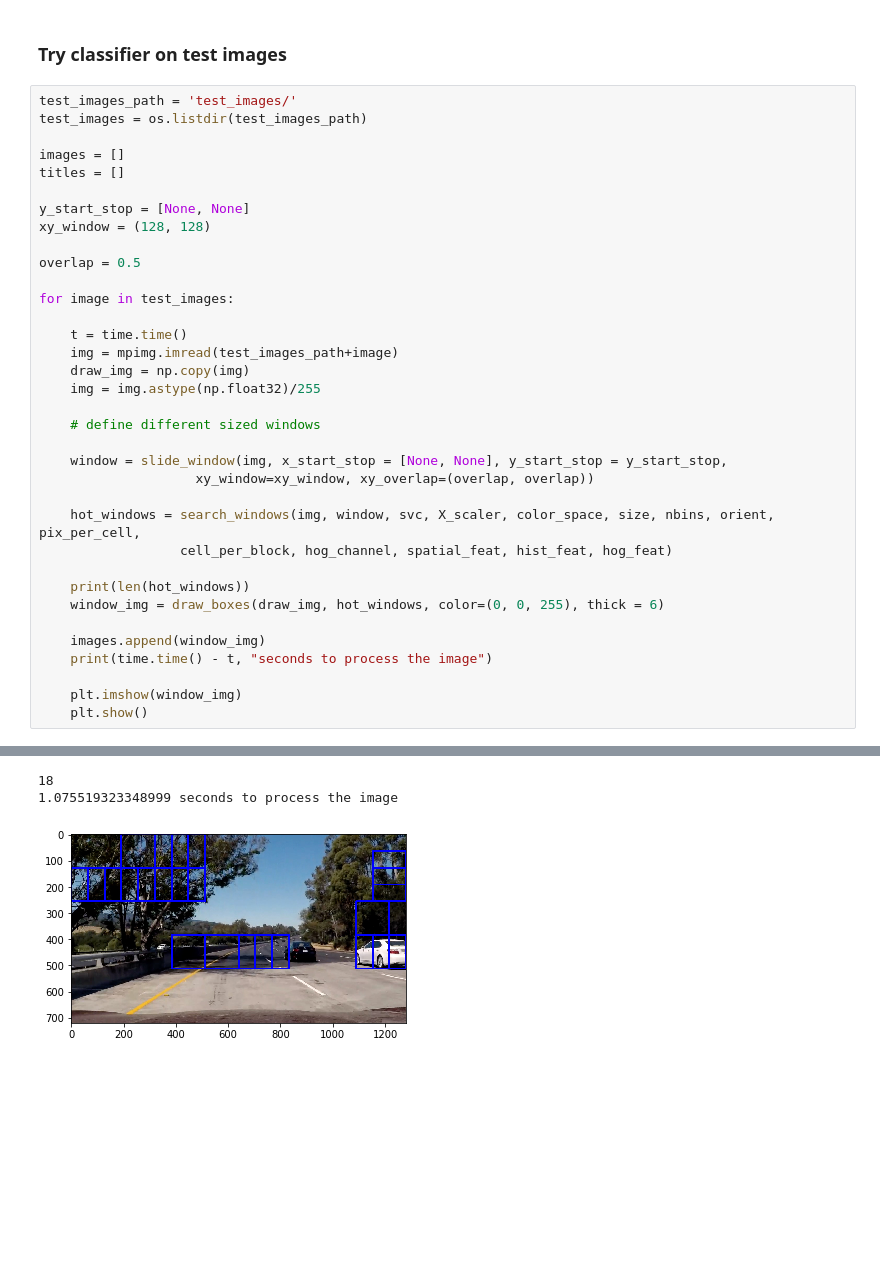
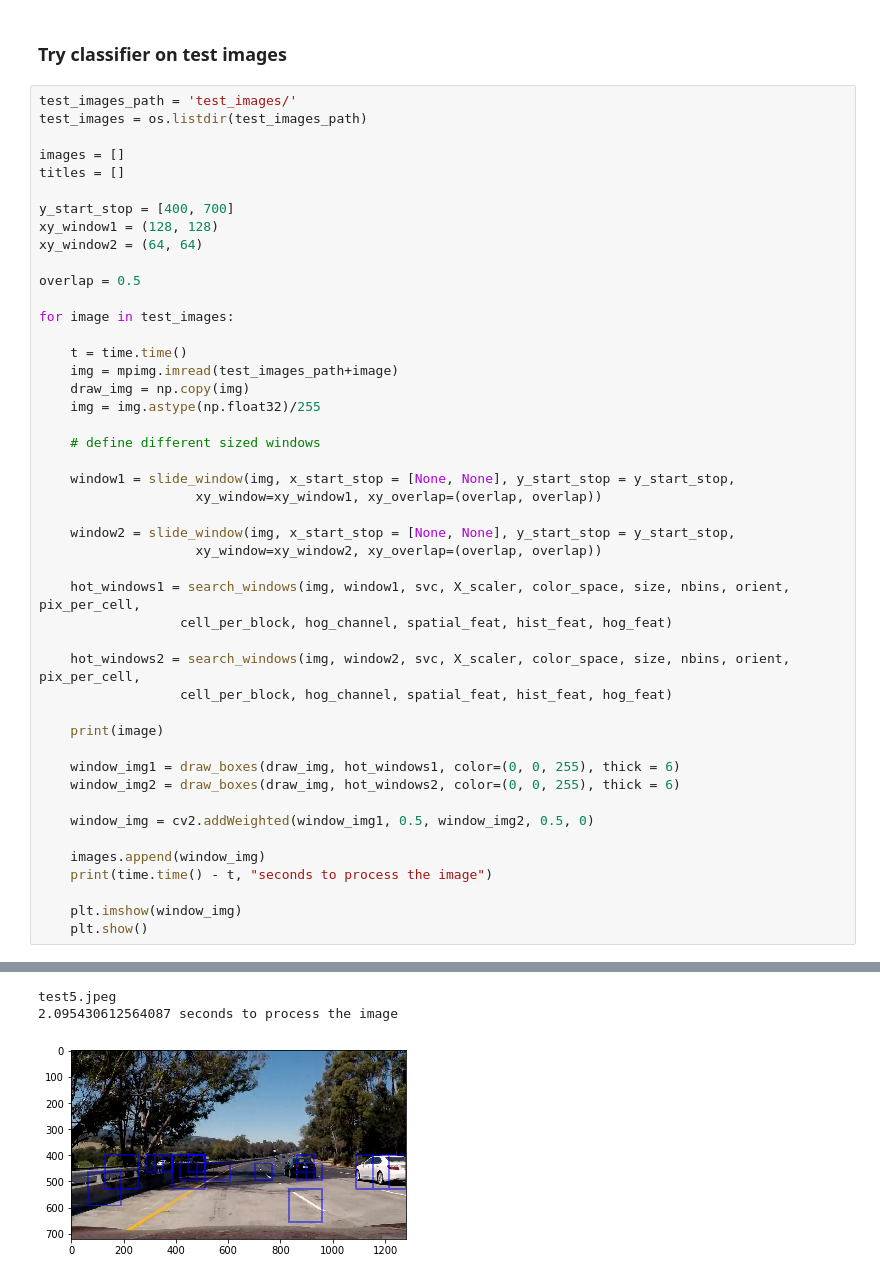
Before and after one commit to TPrabhat/CarND-Vehicle-Detection, a Jupyter notebook: Vehicle-Detection.ipynb, the cells around one changed output, grey strips where cells are left out. Saved outputs shown, nothing was run; the diff lists cells and outputs as text; blank space fills up the shorter version.

Commit message:
Added 2 search windows of different sizes

```diff
--- a/Vehicle-Detection.ipynb
+++ b/Vehicle-Detection.ipynb
@@ -436,8 +436,9 @@ test_images = os.listdir(test_images_path)
 images = []
 titles = []
 
-y_start_stop = [None, None]
-xy_window = (128, 128)
+y_start_stop = [400, 700]
+xy_window1 = (128, 128)
+xy_window2 = (64, 64)
 
 overlap = 0.5
 
@@ -450,14 +451,24 @@ for image in test_images:
 
     # define different sized windows
 
-    window = slide_window(img, x_start_stop = [None, None], y_start_stop = y_start_stop,
-                    xy_window=xy_window, xy_overlap=(overlap, overlap))
+    window1 = slide_window(img, x_start_stop = [None, None], y_start_stop = y_start_stop,
+                    xy_window=xy_window1, xy_overlap=(overlap, overlap))
 
-    hot_windows = search_windows(img, window, svc, X_scaler, color_space, size, nbins, orient, pix_per_cell,
+    window2 = slide_window(img, x_start_stop = [None, None], y_start_stop = y_start_stop,
+                    xy_window=xy_window2, xy_overlap=(overlap, overlap))
+
+    hot_windows1 = search_windows(img, window1, svc, X_scaler, color_space, size, nbins, orient, pix_per_cell,
                   cell_per_block, hog_channel, spatial_feat, hist_feat, hog_feat)
 
-    print(len(hot_windows))
-    window_img = draw_boxes(draw_img, hot_windows, color=(0, 0, 255), thick = 6)
+    hot_windows2 = search_windows(img, window2, svc, X_scaler, color_space, size, nbins, orient, pix_per_cell,
+                  cell_per_block, hog_channel, spatial_feat, hist_feat, hog_feat)
+
+    print(image)
+
+    window_img1 = draw_boxes(draw_img, hot_windows1, color=(0, 0, 255), thick = 6)
+    window_img2 = draw_boxes(draw_img, hot_windows2, color=(0, 0, 255), thick = 6)
+
+    window_img = cv2.addWeighted(window_img1, 0.5, window_img2, 0.5, 0)
 
     images.append(window_img)
     print(time.time() - t, "seconds to process the image")
@@ -474,3 +485,3 @@ for image in test_images:
-18
-1.075519323348999 seconds to process the image
+test5.jpeg
+2.095430612564087 seconds to process the image
-[figure, old version]
+[figure, new version]
```
Also changed, not shown: parts of 1 cell of this notebook.
